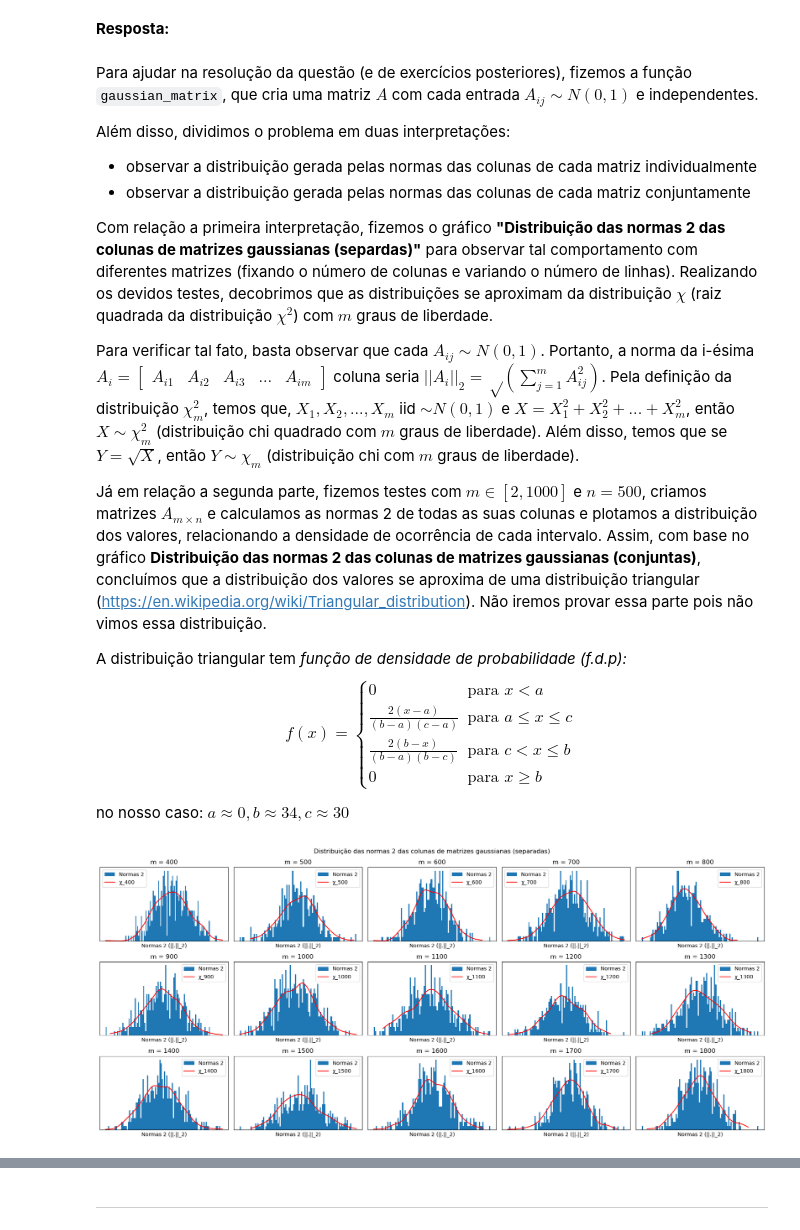
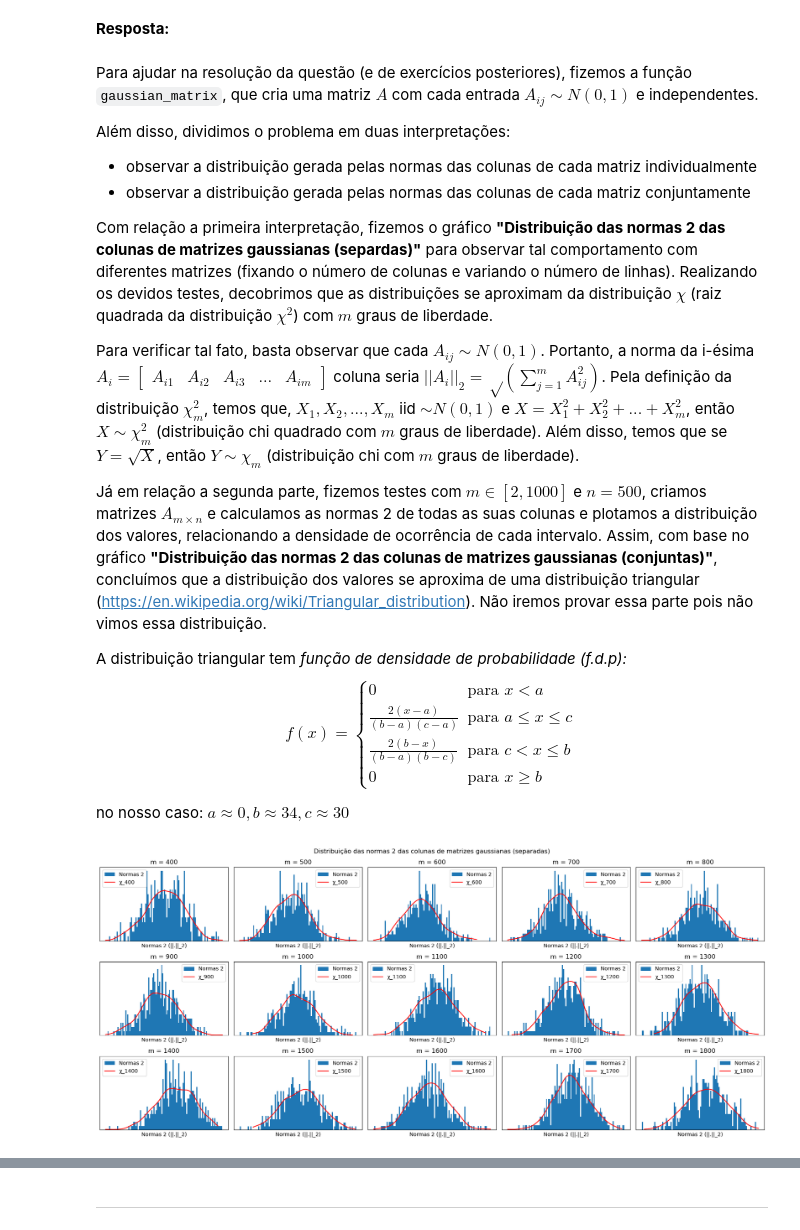
Before and after one commit to alexoliveiraFGV24/rand_nla, a Jupyter notebook: final/Projeto4.ipynb, the cells around one changed output, grey strips where cells are left out. Drawn from its saved outputs; the diff is of its cells as text; code cells hidden in the pictures.

```diff
--- a/final/Projeto4.ipynb
+++ b/final/Projeto4.ipynb
@@ -39,7 +36,7 @@ Com relação a primeira interpretação, fizemos o gráfico **"Distribuição d
 
 Para verificar tal fato, basta observar que cada $A_{ij} ∼ N(0, 1)$. Portanto, a norma da i-ésima $A_i = \begin{bmatrix} A_{i1} & A_{i2} & A_{i3} & \dots & A_{im} \end{bmatrix}$ coluna seria $||A_i||_2 = √(\sum_{j=1}^mA_{ij}^2)$. Pela definição da distribuição $\chi_m^2$, temos que, $X_1, X_2,...,X_m$ iid $∼ N(0, 1)$ e $X = X_1^2+X_2^2+...+X_m^2$, então $X∼\chi_m^2$ (distribuição chi quadrado com $m$ graus de liberdade). Além disso, temos que se $Y = \sqrt{X}$, então $Y∼\chi_m$ (distribuição chi com $m$ graus de liberdade).
 
-Já em relação a segunda parte, fizemos testes com $m \in [2, 1000]$ e $n = 500$, criamos matrizes $A_{m×n}$ e calculamos as normas 2 de todas as suas colunas e plotamos a distribuição dos valores, relacionando a densidade de ocorrência de cada intervalo. Assim, com base no gráfico **Distribuição das normas 2 das colunas de matrizes gaussianas (conjuntas)**, concluímos que a distribuição dos valores se aproxima de uma distribuição triangular (https://en.wikipedia.org/wiki/Triangular_distribution). Não iremos provar essa parte pois não vimos essa distribuição.
+Já em relação a segunda parte, fizemos testes com $m \in [2, 1000]$ e $n = 500$, criamos matrizes $A_{m×n}$ e calculamos as normas 2 de todas as suas colunas e plotamos a distribuição dos valores, relacionando a densidade de ocorrência de cada intervalo. Assim, com base no gráfico **"Distribuição das normas 2 das colunas de matrizes gaussianas (conjuntas)"**, concluímos que a distribuição dos valores se aproxima de uma distribuição triangular (https://en.wikipedia.org/wiki/Triangular_distribution). Não iremos provar essa parte pois não vimos essa distribuição.
 
 A distribuição triangular tem *função de densidade de probabilidade (f.d.p):*
 $$
@@ -70,35 +67,35 @@ fig.suptitle("Distribuição das normas 2 das colunas de matrizes gaussianas (se
 
 for i in range(len(grid)):
     for j, m in enumerate(grid[i]):
         A = gaussian_matrix(m,n)
         G = np.dot(A.T, A)  # Calculando o produto interno (G_ij = ⟨A_i, A_j⟩)
         diag_val = np.diag(G)  # Os valores da diagonal é o quadrado da norma (G_ii = ⟨A_i, A_i⟩)
         norm = np.sqrt(diag_val)  # Calculando as normas (||A_i||_2 = √⟨A_i, A_i⟩)
 
         axes[i][j].set_title(f"m = {m}")
 
         axes[i][j].hist(
             norm,
             bins=100,
             label="Normas 2",
             density=True
         )
 
         # Comparação com a distribuição χ=sqrt(χ^2) com m graus de liberdade
         compare = np.sqrt(np.random.chisquare(df=m, size=n)) # df = graus de liberdade size = tamanho
         kde = gaussian_kde(compare)
-        x_vals = np.linspace(min(compare), max(compare), 300)
+        x_vals = np.linspace(np.min(compare), np.max(compare), 300)
         axes[i][j].plot(x_vals, kde(x_vals), color="red", label=f"χ_{m}")
 
         axes[i][j].set_xlabel("Normas 2 (||.||_2)")
         axes[i][j].set_xticks([])
         axes[i][j].set_yticks([])
         axes[i][j].legend()
 
 plt.tight_layout()
 plt.show()
 # %% [output]
-[figure, old version]
+[figure, new version]
 # %%
 norms = []
 for m in range(2, 1001):
```
Also changed, not shown: parts of 21 cells of this notebook, 1 other file.
